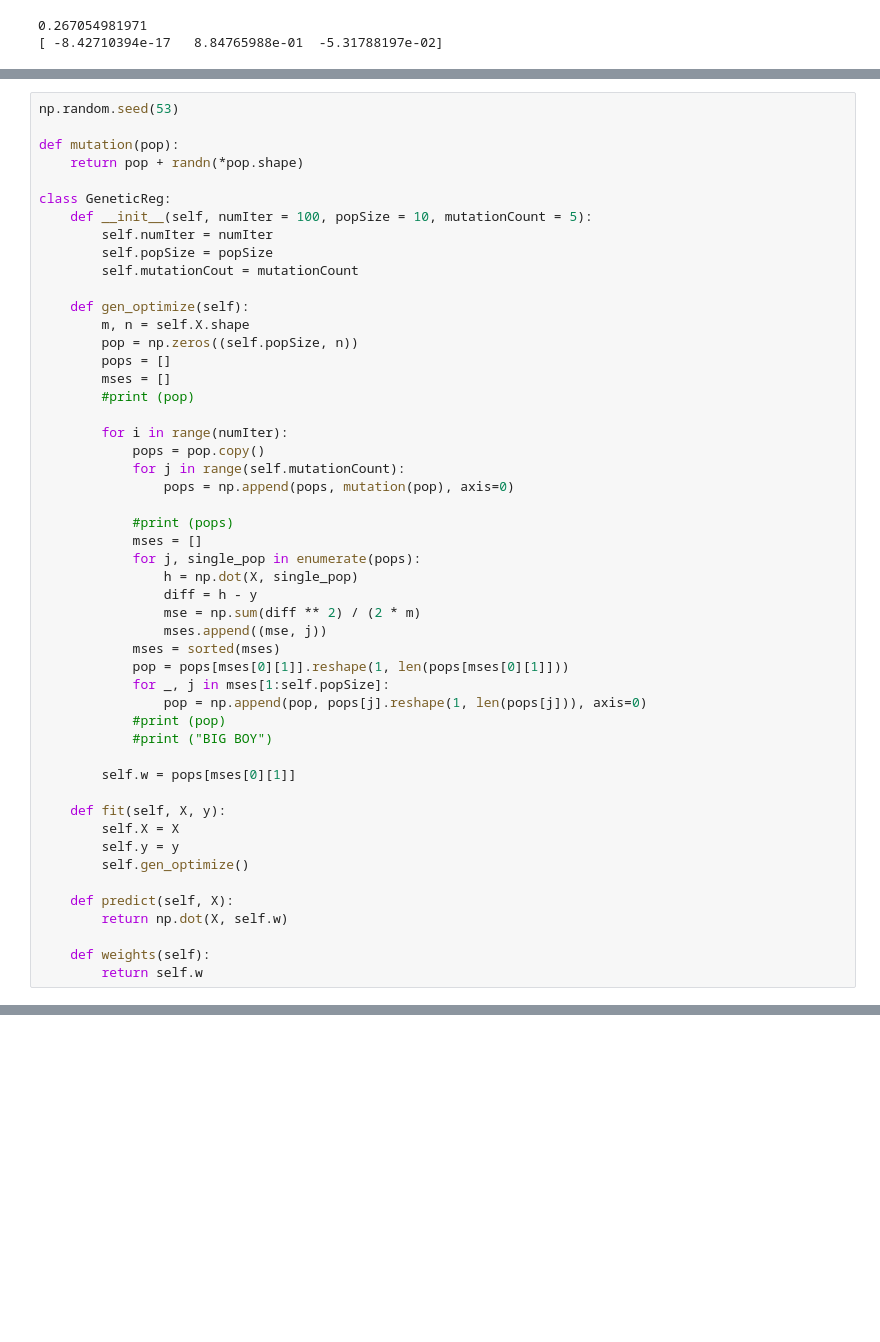
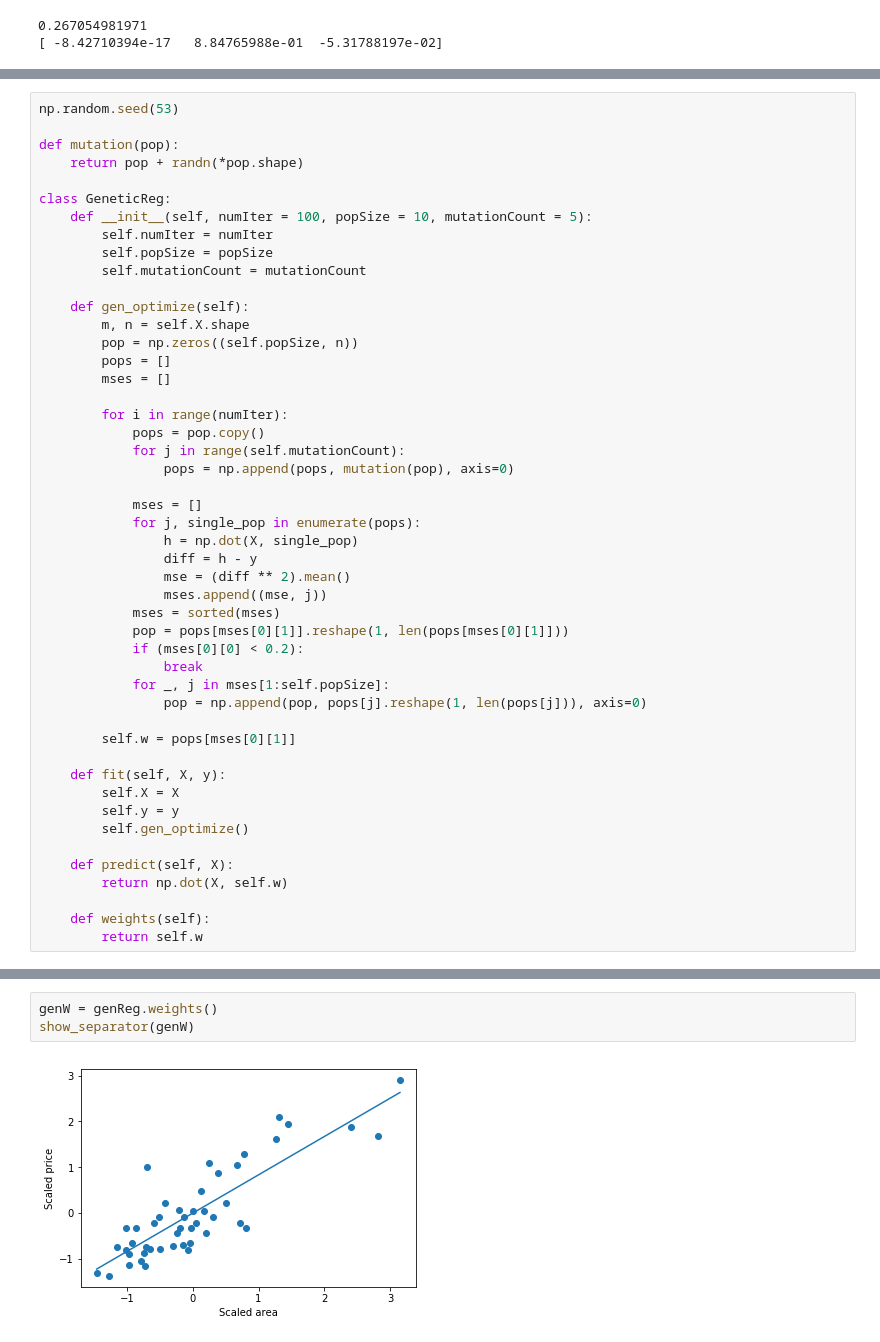
Before and after one commit to sultanko/ml_hw, a Jupyter notebook: hw2/hw2.ipynb, the cells around one changed output, grey strips where cells are left out. Cells and saved outputs as stored; diff of their text form; blank space fills up the shorter version.

```diff
--- a/hw2/hw2.ipynb
+++ b/hw2/hw2.ipynb
@@ -131,33 +157,31 @@ class GeneticReg:
     def __init__(self, numIter = 100, popSize = 10, mutationCount = 5):
         self.numIter = numIter
         self.popSize = popSize
-        self.mutationCout = mutationCount
+        self.mutationCount = mutationCount
 
     def gen_optimize(self):
         m, n = self.X.shape
         pop = np.zeros((self.popSize, n))
         pops = []
         mses = []
-        #print (pop)
 
         for i in range(numIter):
             pops = pop.copy()
             for j in range(self.mutationCount):
                 pops = np.append(pops, mutation(pop), axis=0)
 
-            #print (pops)
             mses = []
             for j, single_pop in enumerate(pops):
                 h = np.dot(X, single_pop)
                 diff = h - y
-                mse = np.sum(diff ** 2) / (2 * m)
+                mse = (diff ** 2).mean()
                 mses.append((mse, j))
             mses = sorted(mses)
             pop = pops[mses[0][1]].reshape(1, len(pops[mses[0][1]]))
+            if (mses[0][0] < 0.2):
+                break
             for _, j in mses[1:self.popSize]:
                 pop = np.append(pop, pops[j].reshape(1, len(pops[j])), axis=0)
-            #print (pop)
-            #print ("BIG BOY")
 
         self.w = pops[mses[0][1]]
 
@@ -181,0 +206,5 @@ print (genReg.weights())
+# %%
+genW = genReg.weights()
+show_separator(genW)
+# %% [output]
+[figure, added]
```
Also changed, not shown: parts of 14 cells of this notebook.
